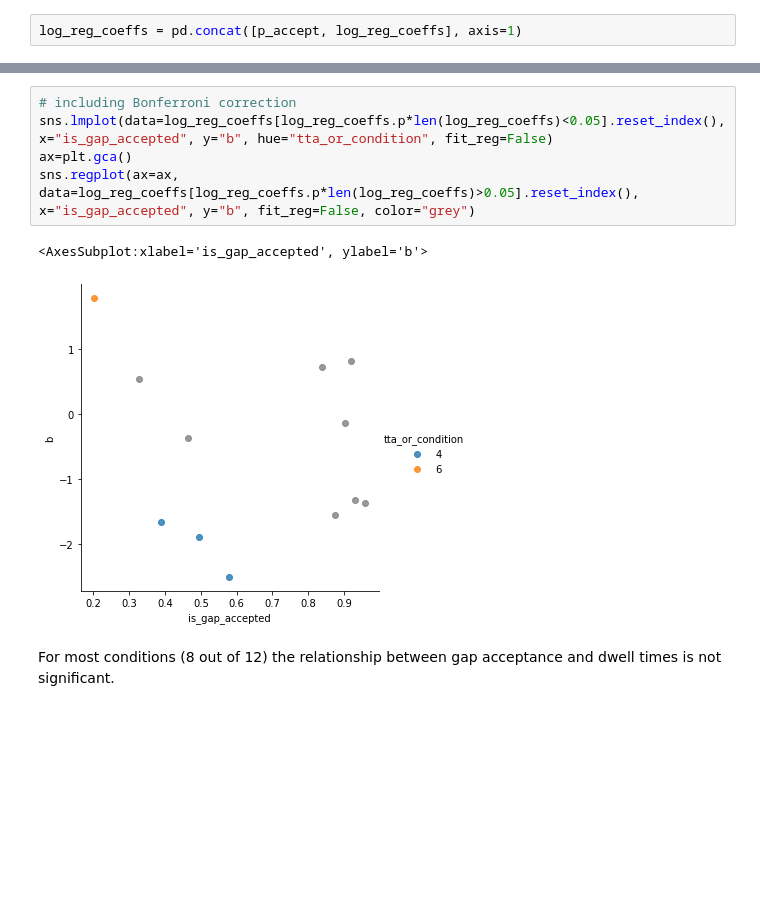
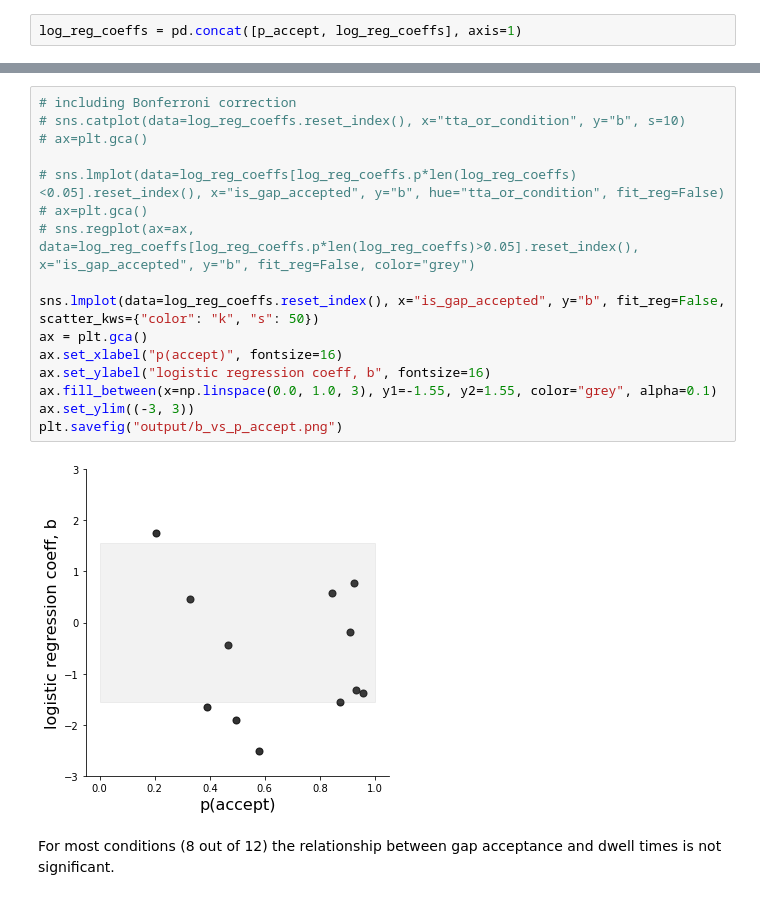
Before and after one commit to cherepaha/merging_eye_tracking, a Jupyter notebook: 01_exploratory_analysis.ipynb, the cells around one changed output, grey strips where cells are left out. Drawn from its saved outputs; the diff is of its cells as text; blank space fills up the shorter version.

```diff
--- a/01_exploratory_analysis.ipynb
+++ b/01_exploratory_analysis.ipynb
@@ -306,11 +316,21 @@ sns.lmplot(data=log_reg_coeffs.reset_index(), x="is_gap_accepted", y="b", hue="t
 # %%
 # including Bonferroni correction
-sns.lmplot(data=log_reg_coeffs[log_reg_coeffs.p*len(log_reg_coeffs)<0.05].reset_index(), x="is_gap_accepted", y="b", hue="tta_or_condition", fit_reg=False)
-ax=plt.gca()
-sns.regplot(ax=ax, data=log_reg_coeffs[log_reg_coeffs.p*len(log_reg_coeffs)>0.05].reset_index(), x="is_gap_accepted", y="b", fit_reg=False, color="grey")
+# sns.catplot(data=log_reg_coeffs.reset_index(), x="tta_or_condition", y="b", s=10)
+# ax=plt.gca()
+
+# sns.lmplot(data=log_reg_coeffs[log_reg_coeffs.p*len(log_reg_coeffs)<0.05].reset_index(), x="is_gap_accepted", y="b", hue="tta_or_condition", fit_reg=False)
+# ax=plt.gca()
+# sns.regplot(ax=ax, data=log_reg_coeffs[log_reg_coeffs.p*len(log_reg_coeffs)>0.05].reset_index(), x="is_gap_accepted", y="b", fit_reg=False, color="grey")
+
+sns.lmplot(data=log_reg_coeffs.reset_index(), x="is_gap_accepted", y="b", fit_reg=False, scatter_kws={"color": "k", "s": 50})
+ax = plt.gca()
+ax.set_xlabel("p(accept)", fontsize=16)
+ax.set_ylabel("logistic regression coeff, b", fontsize=16)
+ax.fill_between(x=np.linspace(0.0, 1.0, 3), y1=-1.55, y2=1.55, color="grey", alpha=0.1)
+ax.set_ylim((-3, 3))
+plt.savefig("output/b_vs_p_accept.png")
 # %% [output]
-<AxesSubplot:xlabel='is_gap_accepted', ylabel='b'>
-[figure, old version]
+[figure, new version]
 # %% [markdown]
 For most conditions (8 out of 12) the relationship between gap acceptance and dwell times is not significant.
 # %%
```
Also changed, not shown: parts of 14 cells of this notebook, 14 other files.
